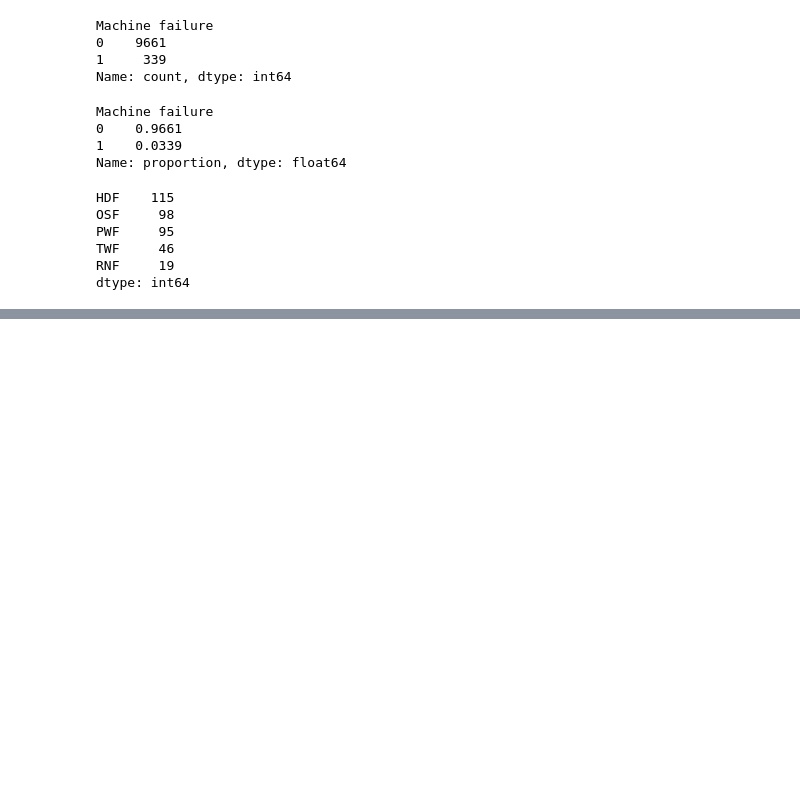
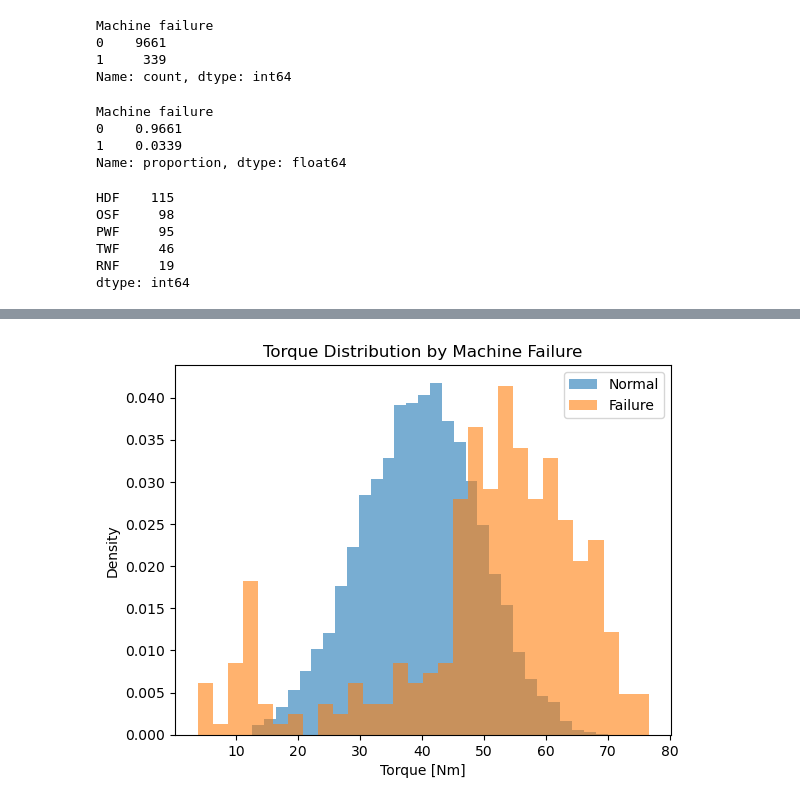
Before and after one commit to KensukeOta/Factory-Insight-AI, a Jupyter notebook: notebooks/01_eda.ipynb, the cells around one changed output, grey strips where cells are left out. Drawn from its saved outputs; the diff is of its cells as text; code cells hidden in the pictures; blank space fills up the shorter version.

```diff
--- a/notebooks/01_eda.ipynb
+++ b/notebooks/01_eda.ipynb
@@ -130,0 +317,27 @@ dtype: int64
+# %%
+failure_data = df[df["Machine failure"] == 1]
+normal_data = df[df["Machine failure"] == 0]
+
+plt.hist(
+    normal_data["Torque [Nm]"],
+    bins=30,
+    alpha=0.6,
+    density=True,
+    label="Normal",
+)
+
+plt.hist(
+    failure_data["Torque [Nm]"],
+    bins=30,
+    alpha=0.6,
+    density=True,
+    label="Failure",
+)
+
+plt.title("Torque Distribution by Machine Failure")
+plt.xlabel("Torque [Nm]")
+plt.ylabel("Density")
+plt.legend()
+plt.show()
+# %% [output]
+[figure, added]
```
Also changed, not shown: parts of 35 cells of this notebook.
